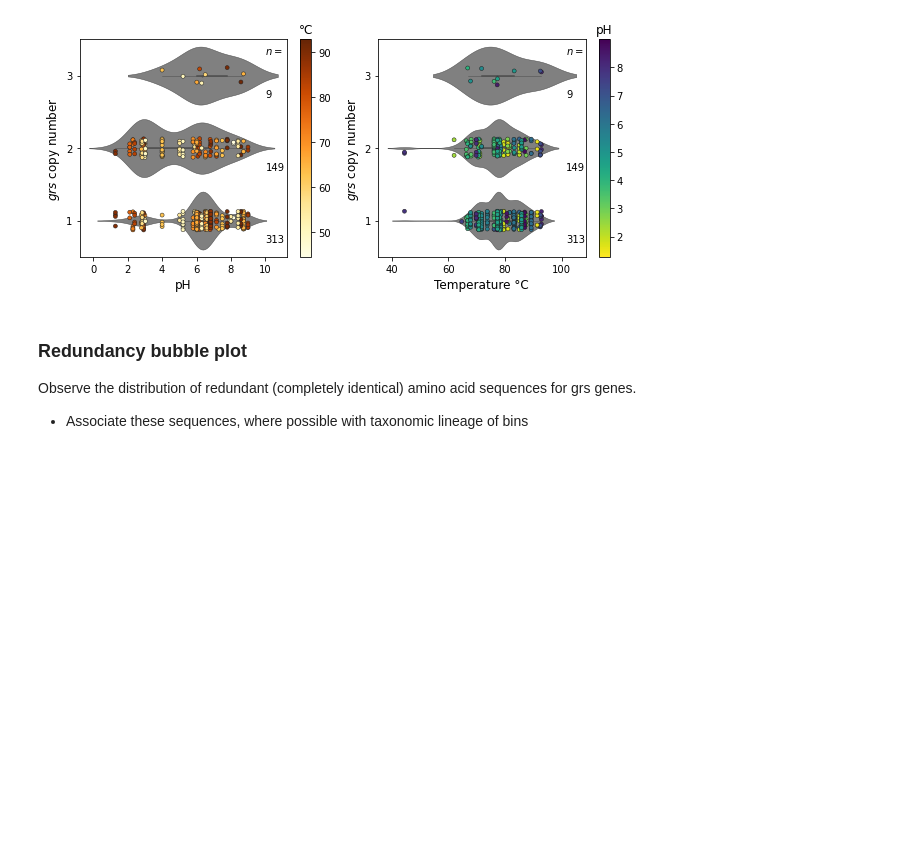
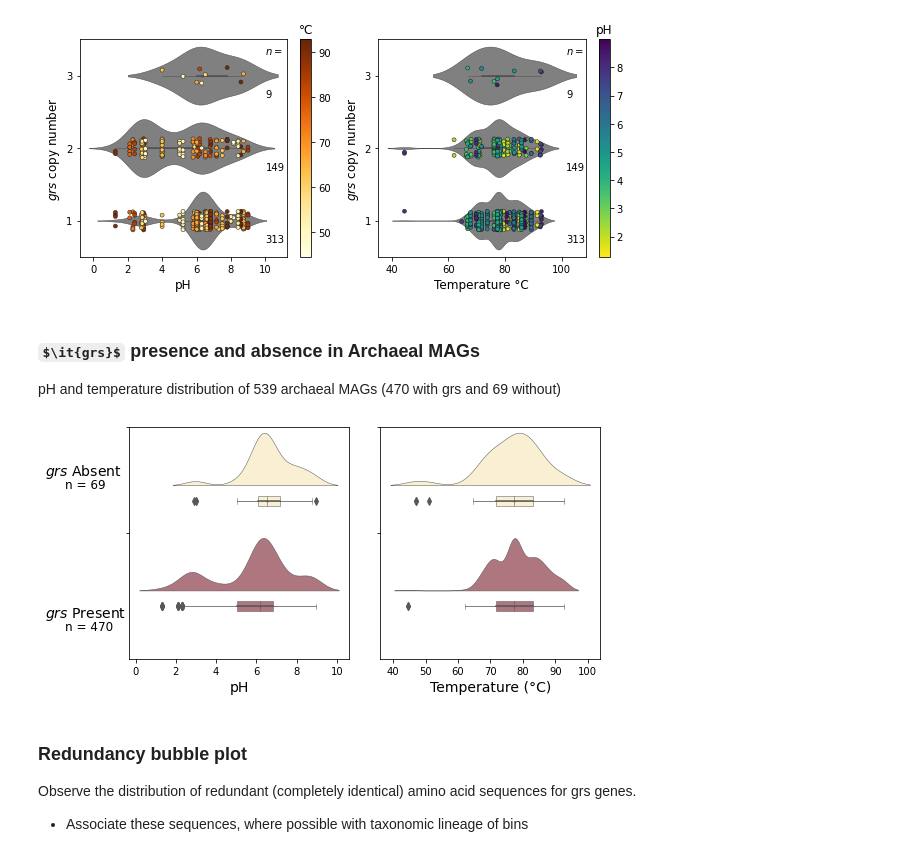
Before and after one commit to lnblum/grs_hotsprings_pub, a Jupyter notebook: figure_creation.ipynb, the cells around one changed output. Cells and saved outputs as stored; diff of their text form; code cells hidden in the pictures; some formulas as TeX source; blank space fills up the shorter version.

Commit message:
add archaeal presence/absence plot

```diff
--- a/figure_creation.ipynb
+++ b/figure_creation.ipynb
@@ -333,6 +330,47 @@ plt.subplots_adjust(wspace=.15)
 fig.savefig(os.path.join(outputs,'bins_copynumber_hozviolin.png'), dpi= 300)
 # %% [output]
 [figure]
+# %% [markdown]
+### $\it{grs}$ presence and absence in Archaeal MAGs
+pH and temperature distribution of 539 archaeal MAGs (470 with grs and 69 without)
+# %%
+fig, (ax1, ax2) = plt.subplots(nrows=1, ncols=2, figsize=(8,4))
+df = bin_info[bin_info['lineage'].str.contains('Archaea')]
+df  = df.loc[:,['grs_present','pH_avg', 'temperature_num']].dropna()
+
+#Half violinplot ("cloud plot") and boxplot to represent distributions of pH
+pt.half_violinplot( y = df['grs_present'], x = df['pH_avg']
+              ,  palette=["#fff2cc","#b76e79"], edgecolor="gray",  linewidth=.5
+             , scale = 'width',width = 1, ax = ax1, orient = 'h')
+sns.boxplot(y = df['grs_present'], x = df['pH_avg'],
+             palette=["#fff2cc","#b76e79"], ax=ax1, linewidth=.5, orient = 'h', width = 0.1)
+
+ax1.set_ylabel(' ')
+ax1.set_xlabel('pH',fontsize = '14')
+ax1.set_yticks(np.arange(-0.7, 1, 1))
+
+#Half violinplot ("cloud plot") and boxplot to represent distributions of temperature
+pt.half_violinplot( y = df['grs_present'], x = df['temperature_num']
+              ,  palette=["#fff2cc","#b76e79"], edgecolor="gray",  linewidth=.5
+             , scale = 'width', width = 1, ax = ax2, orient = 'h')
+sns.boxplot(y = df['grs_present'], x = df['temperature_num'],
+             palette=["#fff2cc","#b76e79"], ax=ax2, linewidth=.5, orient = 'h', width = 0.1)
+
+ax2.set_xlabel('Temperature ('+degree_sign + "C)",fontsize = '14')
+ax2.set_ylabel(' ')
+ax2.set_yticklabels([' ',' '])
+plt.subplots_adjust(wspace=0.04)
+ax2.set_yticks(np.arange(-0.7, 1, 1))
+ax1.text(-4.5, 1.1, "$\it{grs}$ Present", fontsize = '14')
+ax1.text(-3.5, 1.23, "n = 470", fontsize = '12')
+
+ax1.text(-4.5, -0.25, "$\it{grs}$ Absent", fontsize ='14')
+ax1.text(-3.5, -0.12, "n = 69", fontsize ='12')
+
+plt.tight_layout()
+fig.savefig(os.path.join(outputs,'archaeal_grs_pres_abs_cloud.png'), dpi =300)
+# %% [output]
+[figure, added]
 # %% [markdown]
 ### Redundancy bubble plot
 Observe the distribution of redundant (completely identical) amino acid sequences for grs genes.
```
Also changed, not shown: parts of 2 cells of this notebook, 1 other file.
